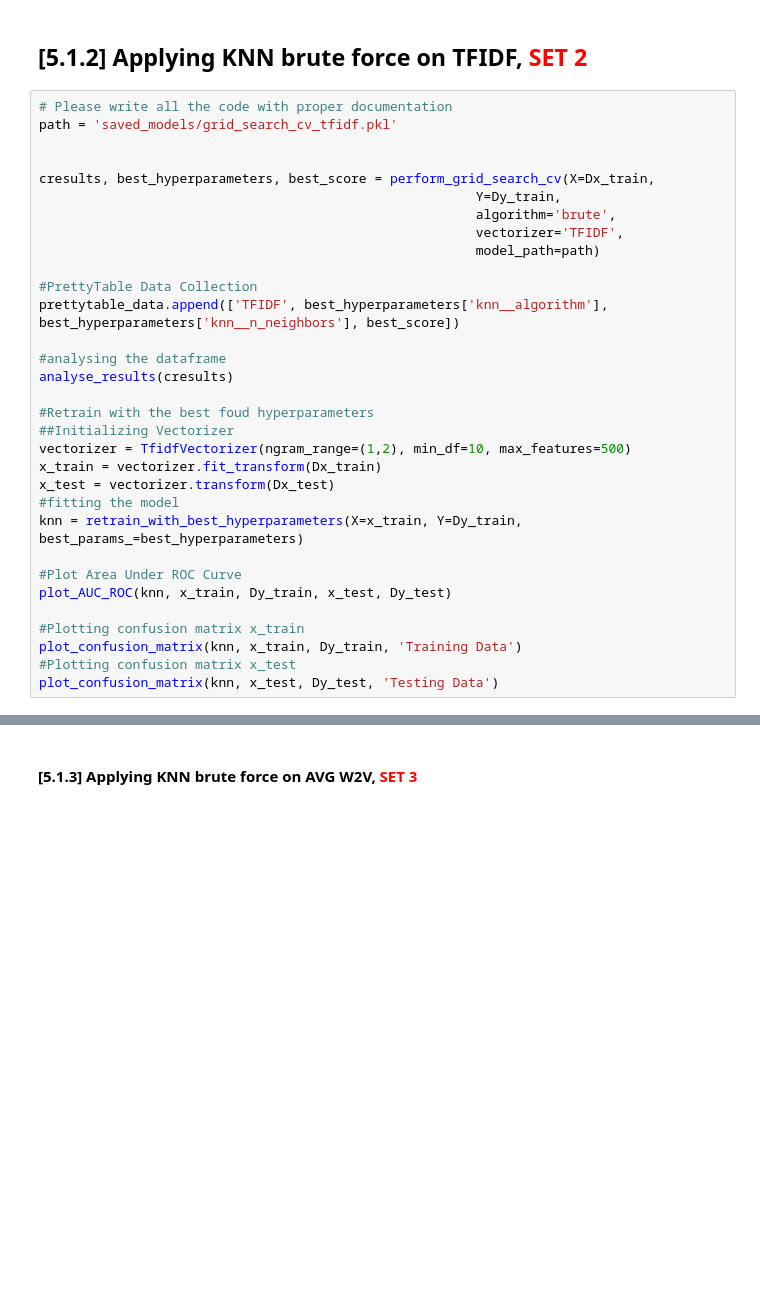
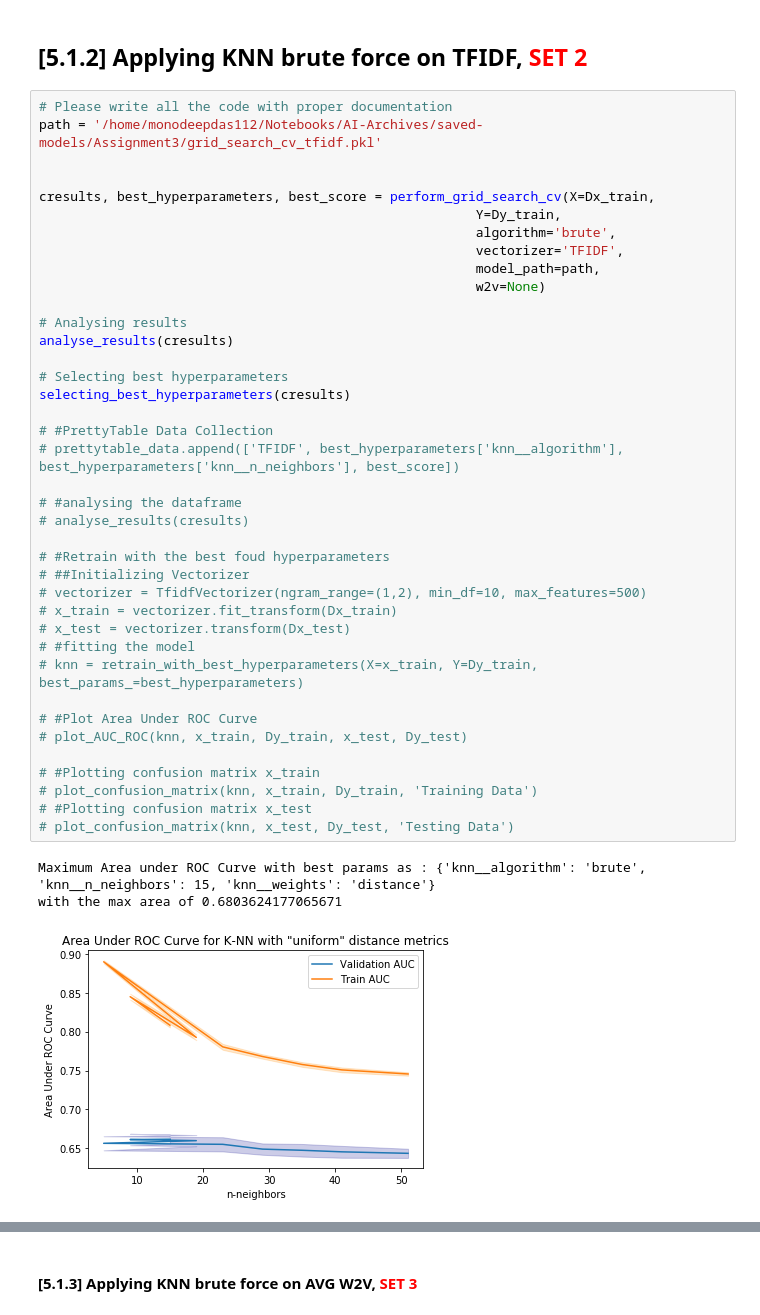
Before and after one commit to monodeepdas1215/AI-Archives, a Jupyter notebook: Assignment03 - Amazon Fine Food Reviews Analysis_KNN.ipynb, the cells around one changed output, grey strips where cells are left out. Drawn from its saved outputs; the diff is of its cells as text; blank space fills up the shorter version.

```diff
--- a/Assignment03 - Amazon Fine Food Reviews Analysis_KNN.ipynb
+++ b/Assignment03 - Amazon Fine Food Reviews Analysis_KNN.ipynb
@@ -904,33 +912,44 @@ ValueError: Found input variables with inconsistent numbers of samples: [80, 20]
 ## [5.1.2] Applying KNN brute force on TFIDF,<font color='red'> SET 2</font>
 # %%
 # Please write all the code with proper documentation
-path = 'saved_models/grid_search_cv_tfidf.pkl'
+path = '/home/monodeepdas112/Notebooks/AI-Archives/saved-models/Assignment3/grid_search_cv_tfidf.pkl'
 
 
 cresults, best_hyperparameters, best_score = perform_grid_search_cv(X=Dx_train,
                                                         Y=Dy_train,
                                                         algorithm='brute',
                                                         vectorizer='TFIDF',
-                                                        model_path=path)
+                                                        model_path=path,
+                                                        w2v=None)
 
-#PrettyTable Data Collection
-prettytable_data.append(['TFIDF', best_hyperparameters['knn__algorithm'], best_hyperparameters['knn__n_neighbors'], best_score])
-
-#analysing the dataframe
+# Analysing results
 analyse_results(cresults)
 
-#Retrain with the best foud hyperparameters
-##Initializing Vectorizer
-vectorizer = TfidfVectorizer(ngram_range=(1,2), min_df=10, max_features=500)
-x_train = vectorizer.fit_transform(Dx_train)
-x_test = vectorizer.transform(Dx_test)
-#fitting the model
-knn = retrain_with_best_hyperparameters(X=x_train, Y=Dy_train, best_params_=best_hyperparameters)
+# Selecting best hyperparameters
+selecting_best_hyperparameters(cresults)
 
-#Plot Area Under ROC Curve
-plot_AUC_ROC(knn, x_train, Dy_train, x_test, Dy_test)
+# #PrettyTable Data Collection
+# prettytable_data.append(['TFIDF', best_hyperparameters['knn__algorithm'], best_hyperparameters['knn__n_neighbors'], best_score])
 
-#Plotting confusion matrix x_train
-plot_confusion_matrix(knn, x_train, Dy_train, 'Training Data')
-#Plotting confusion matrix x_test
-plot_confusion_matrix(knn, x_test, Dy_test, 'Testing Data')
+# #analysing the dataframe
+# analyse_results(cresults)
+
+# #Retrain with the best foud hyperparameters
+# ##Initializing Vectorizer
+# vectorizer = TfidfVectorizer(ngram_range=(1,2), min_df=10, max_features=500)
+# x_train = vectorizer.fit_transform(Dx_train)
+# x_test = vectorizer.transform(Dx_test)
+# #fitting the model
+# knn = retrain_with_best_hyperparameters(X=x_train, Y=Dy_train, best_params_=best_hyperparameters)
+
+# #Plot Area Under ROC Curve
+# plot_AUC_ROC(knn, x_train, Dy_train, x_test, Dy_test)
+
+# #Plotting confusion matrix x_train
+# plot_confusion_matrix(knn, x_train, Dy_train, 'Training Data')
+# #Plotting confusion matrix x_test
+# plot_confusion_matrix(knn, x_test, Dy_test, 'Testing Data')
+# %% [output]
+Maximum Area under ROC Curve with best params as : {'knn__algorithm': 'brute', 'knn__n_neighbors': 15, 'knn__weights': 'distance'}
+with the max area of 0.6803624177065671
+[figure, added]
```
Also changed, not shown: parts of 25 cells of this notebook, 1 other file.
